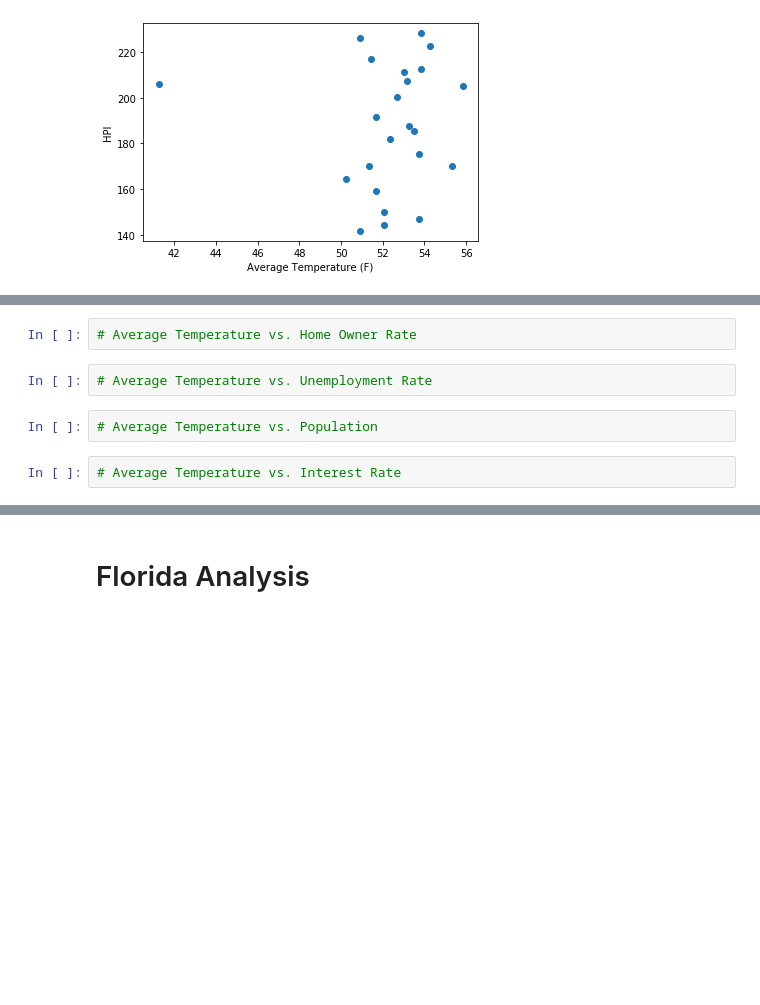
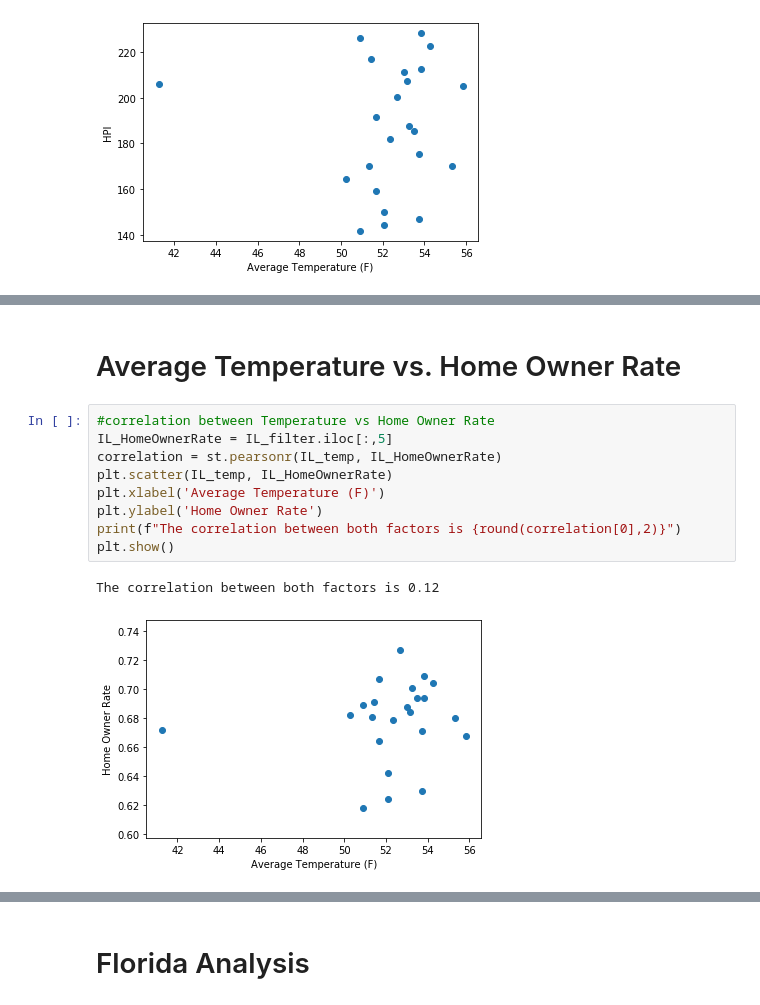
Before and after one commit to connorberek226/Final-Project, a Jupyter notebook: IL Data/Weather_Analysis.ipynb, the cells around one changed output, grey strips where cells are left out. Drawn from its saved outputs; the diff is of its cells as text; blank space fills up the shorter version.

```diff
--- a/IL Data/Weather_Analysis.ipynb
+++ b/IL Data/Weather_Analysis.ipynb
@@ -299,8 +294,14 @@ The r-squared is: 7.387944227839184e-05
-# %%
-# Average Temperature vs. Home Owner Rate
-# %%
-# Average Temperature vs. Unemployment Rate
-# %%
-# Average Temperature vs. Population
-# %%
-# Average Temperature vs. Interest Rate
+# %% [markdown]
+# Average Temperature vs. Home Owner Rate
+# %%
+#correlation between Temperature vs Home Owner Rate
+IL_HomeOwnerRate = IL_filter.iloc[:,5]
+correlation = st.pearsonr(IL_temp, IL_HomeOwnerRate)
+plt.scatter(IL_temp, IL_HomeOwnerRate)
+plt.xlabel('Average Temperature (F)')
+plt.ylabel('Home Owner Rate')
+print(f"The correlation between both factors is {round(correlation[0],2)}")
+plt.show()
+# %% [output]
+The correlation between both factors is 0.12
+[figure, added]
```
Also changed, not shown: parts of 6 cells of this notebook.
